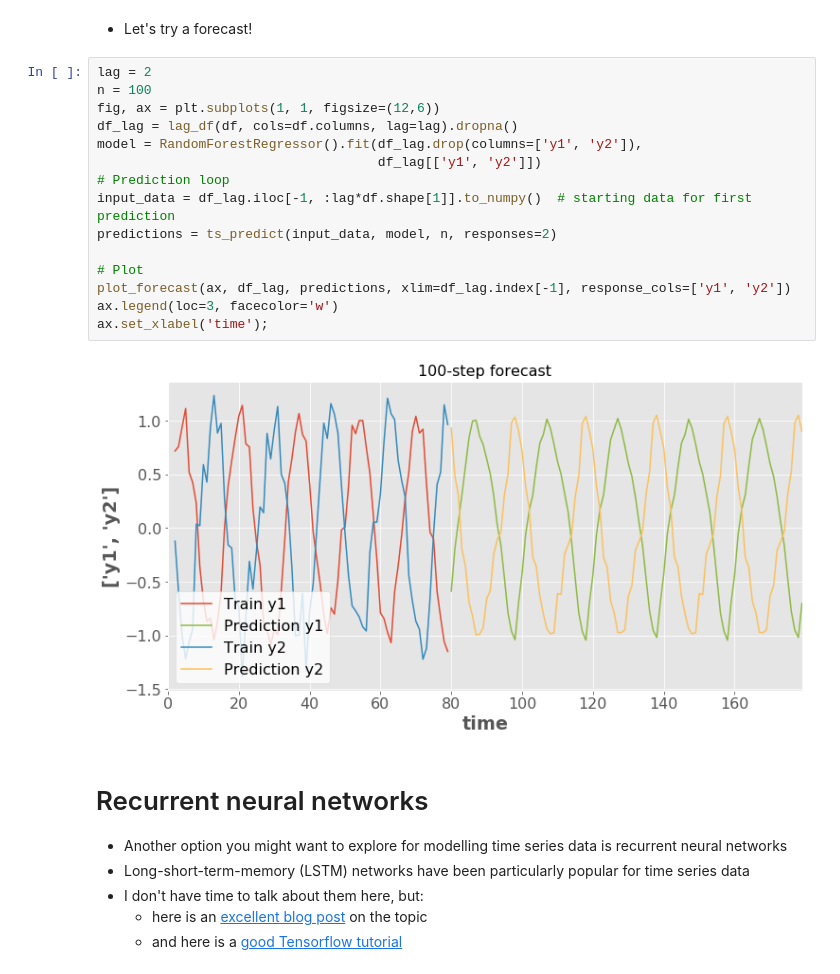
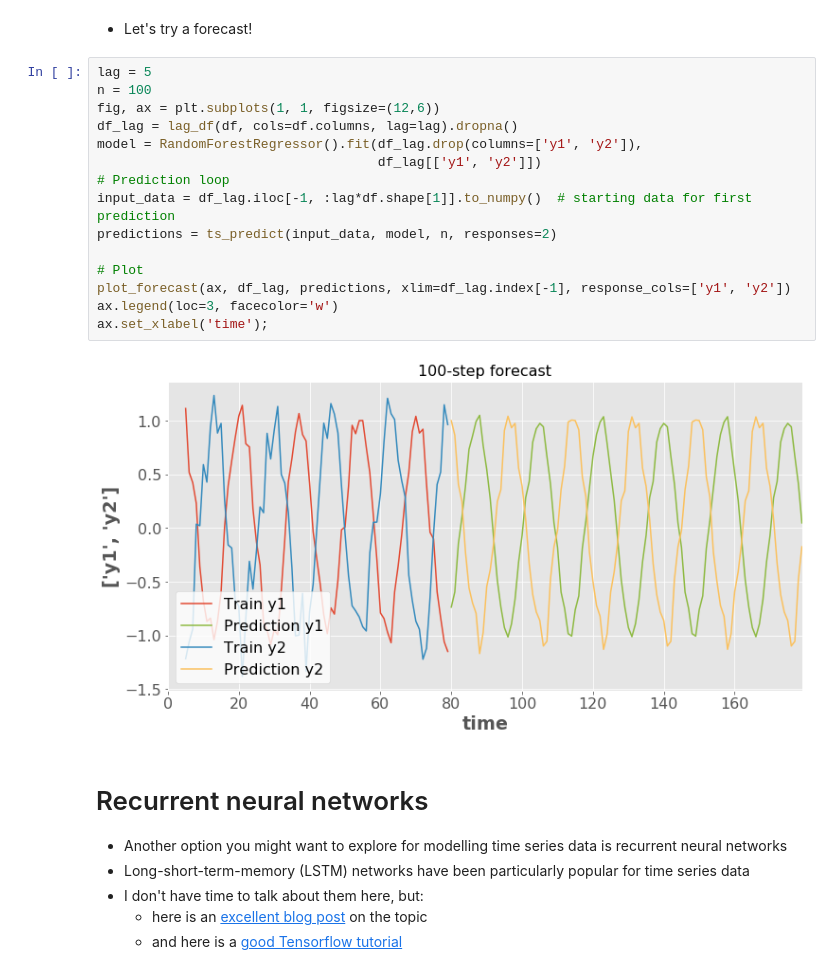
Before and after one commit to TomasBeuzen/machine-learning-tutorials, a Jupyter notebook: ml-timeseries/notebooks/supervised_time_series_intro.ipynb, the cells around one changed output. Saved outputs shown, nothing was run; the diff lists cells and outputs as text.

```diff
--- a/ml-timeseries/notebooks/supervised_time_series_intro.ipynb
+++ b/ml-timeseries/notebooks/supervised_time_series_intro.ipynb
@@ -806,22 +843,22 @@ fig.tight_layout()
 # %% [markdown]
 - Let's try a forecast!
 # %%
-lag = 2
+lag = 5
 n = 100
 fig, ax = plt.subplots(1, 1, figsize=(12,6))
 df_lag = lag_df(df, cols=df.columns, lag=lag).dropna()
 model = RandomForestRegressor().fit(df_lag.drop(columns=['y1', 'y2']),
                                     df_lag[['y1', 'y2']])
 # Prediction loop
 input_data = df_lag.iloc[-1, :lag*df.shape[1]].to_numpy()  # starting data for first prediction
 predictions = ts_predict(input_data, model, n, responses=2)
 
 # Plot
 plot_forecast(ax, df_lag, predictions, xlim=df_lag.index[-1], response_cols=['y1', 'y2'])
 ax.legend(loc=3, facecolor='w')
 ax.set_xlabel('time');
 # %% [output]
-[figure, old version]
+[figure, new version]
 # %% [markdown]
 # Recurrent neural networks
 
```
Also changed, not shown: parts of 49 cells of this notebook.
